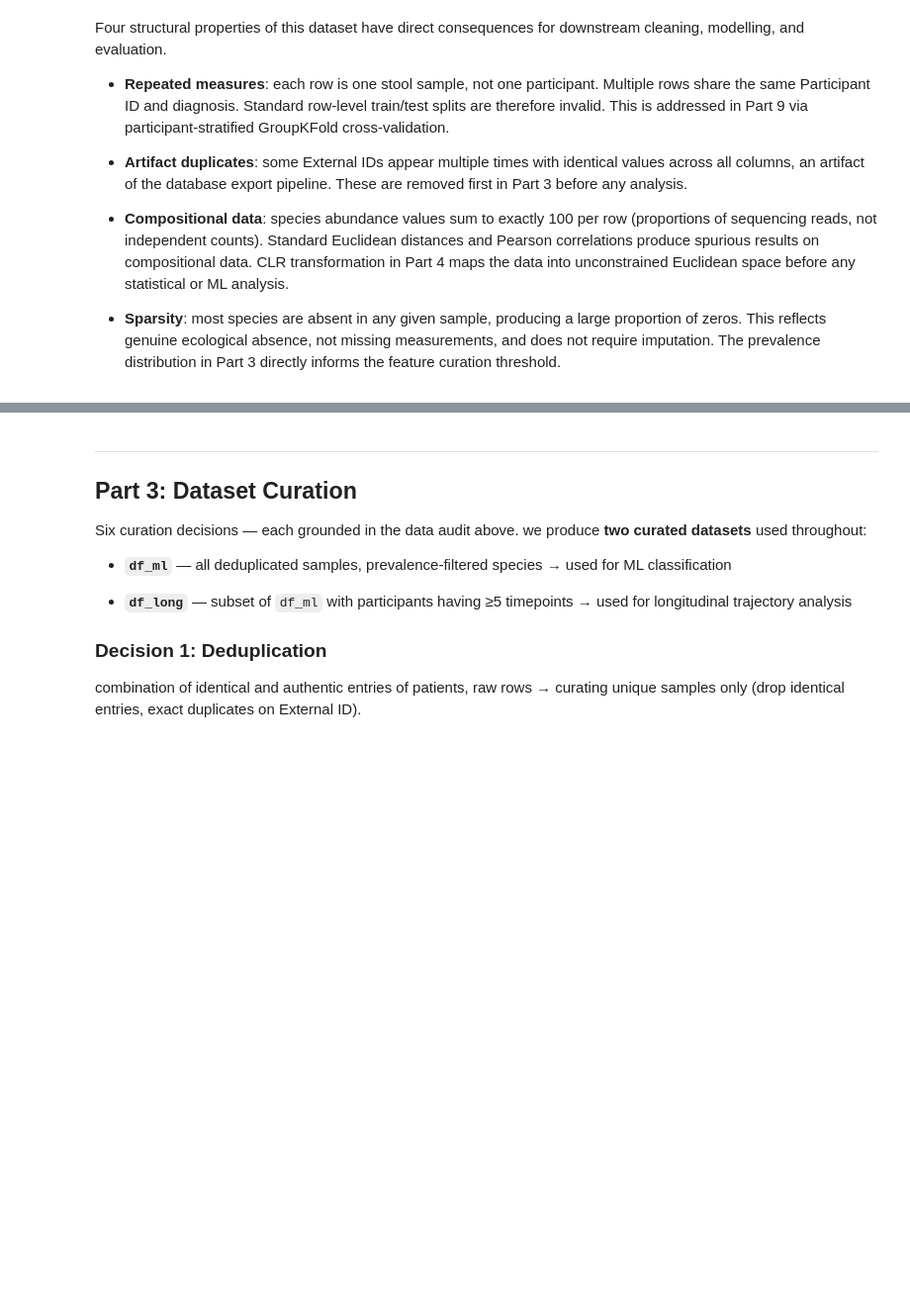
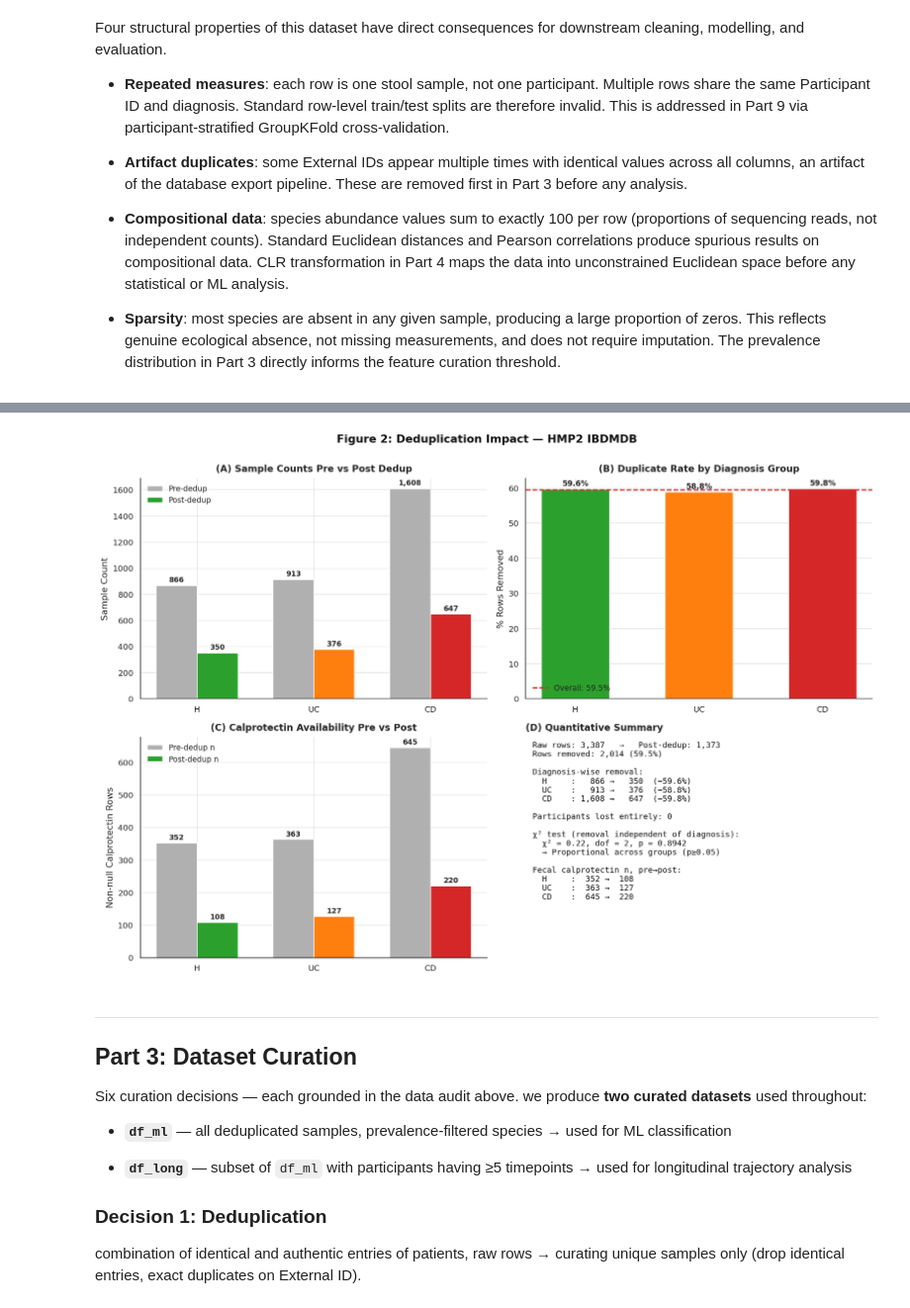
Before and after one commit to Shivadzn/HMP2_IBD_Microbiome_Longitudinal_Analysis, a Jupyter notebook: notebook/HMP2_IBD_Microbiome_Longitudinal_Analysis.ipynb, the cells around one changed output, grey strips where cells are left out. Shown at 99% size. Drawn from its saved outputs; the diff is of its cells as text; code cells hidden in the pictures; blank space fills up the shorter version.

```diff
--- a/notebook/HMP2_IBD_Microbiome_Longitudinal_Analysis.ipynb
+++ b/notebook/HMP2_IBD_Microbiome_Longitudinal_Analysis.ipynb
@@ -483,3 +414,100 @@ plt.show()
+# %%
+# ── Figure 2: Pre- vs Post-Deduplication Comparison ───────────────────────────
+from scipy.stats import chi2_contingency
+
+pre = df_raw['diagnosis'].value_counts().reindex(ORDER)
+post = df_dedup['diagnosis'].value_counts().reindex(ORDER)
+removed = (pre - post).reindex(ORDER)
+pct_removed = (removed / pre * 100).reindex(ORDER)
+
+fig, axes = plt.subplots(2, 2, figsize=(13, 9), facecolor='white')
+fig.suptitle('Figure 2: Deduplication Impact — HMP2 IBDMDB',
+             fontsize=13, fontweight='bold', y=1.00, color='#111111')
+
+# (A) Grouped bars — pre vs post sample counts by diagnosis
+x = np.arange(len(ORDER))
+w = 0.35
+b1 = axes[0, 0].bar(x - w/2, [pre[d] for d in ORDER], width=w,
+                     label='Pre-dedup', color='#B0B0B0', edgecolor='white')
+b2 = axes[0, 0].bar(x + w/2, [post[d] for d in ORDER], width=w,
+                     label='Post-dedup', color=[COLORS[d] for d in ORDER], edgecolor='white')
+for bars in (b1, b2):
+    for bar in bars:
+        h = bar.get_height()
+        axes[0, 0].text(bar.get_x() + bar.get_width()/2, h + 15, f'{h:,.0f}',
+                         ha='center', va='bottom', fontsize=8.5, fontweight='bold')
+axes[0, 0].set_xticks(x)
+axes[0, 0].set_xticklabels([SHORT[d] for d in ORDER])
+axes[0, 0].set_ylabel('Sample Count')
+axes[0, 0].set_title('(A) Sample Counts Pre vs Post Dedup', fontsize=11, fontweight='bold', pad=8)
+axes[0, 0].legend(frameon=False, fontsize=9)
+axes[0, 0].spines['top'].set_visible(False)
+axes[0, 0].spines['right'].set_visible(False)
+
+# (B) % rows removed per diagnosis group
+bars = axes[0, 1].bar([SHORT[d] for d in ORDER], pct_removed.values,
+                       color=[COLORS[d] for d in ORDER], width=0.55, edgecolor='white')
+for bar, val in zip(bars, pct_removed.values):
+    axes[0, 1].text(bar.get_x() + bar.get_width()/2, val + 0.5, f'{val:.1f}%',
+                     ha='center', va='bottom', fontsize=9, fontweight='bold')
+overall_pct = removed.sum() / pre.sum() * 100
+axes[0, 1].axhline(overall_pct, color='#D62728', linestyle='--', lw=1.5,
+                    label=f'Overall: {overall_pct:.1f}%')
+axes[0, 1].set_ylabel('% Rows Removed')
+axes[0, 1].set_title('(B) Duplicate Rate by Diagnosis Group', fontsize=11, fontweight='bold', pad=8)
+axes[0, 1].legend(frameon=False, fontsize=9)
+axes[0, 1].spines['top'].set_visible(False)
+axes[0, 1].spines['right'].set_visible(False)
+
+# (C) Fecal calprotectin availability, pre vs post — flags the df_raw-vs-df_dedup issue
+fc_pre_n = [df_raw[df_raw['diagnosis']==d]['fecalcal'].notna().sum() for d in ORDER]
+fc_post_n = [df_dedup[df_dedup['diagnosis']==d]['fecalcal'].notna().sum() for d in ORDER]
+b1 = axes[1, 0].bar(x - w/2, fc_pre_n, width=w, label='Pre-dedup n', color='#B0B0B0', edgecolor='white')
+b2 = axes[1, 0].bar(x + w/2, fc_post_n, width=w, label='Post-dedup n', color=[COLORS[d] for d in ORDER], edgecolor='white')
+for bars in (b1, b2):
+    for bar in bars:
+        h = bar.get_height()
+        axes[1, 0].text(bar.get_x() + bar.get_width()/2, h + 5, f'{h:,.0f}',
+                         ha='center', va='bottom', fontsize=8.5, fontweight='bold')
+axes[1, 0].set_xticks(x)
+axes[1, 0].set_xticklabels([SHORT[d] for d in ORDER])
+axes[1, 0].set_ylabel('Non-null Calprotectin Rows')
+axes[1, 0].set_title('(C) Calprotectin Availability Pre vs Post', fontsize=11, fontweight='bold', pad=8)
+axes[1, 0].legend(frameon=False, fontsize=9)
+axes[1, 0].spines['top'].set_visible(False)
+axes[1, 0].spines['right'].set_visible(False)
+
+# (D) Text panel — quantitative summary + independence test
+axes[1, 1].axis('off')
+contingency = np.array([removed.values, post.values])
+chi2, pval, dof, expected = chi2_contingency(contingency)
+
+participants_pre = df_raw.groupby('diagnosis')['Participant ID'].nunique().reindex(ORDER)
+participants_post = df_dedup.groupby('diagnosis')['Participant ID'].nunique().reindex(ORDER)
+lost_participants = (participants_pre - participants_post).sum()
+
+summary = (
+    f"Raw rows: {len(df_raw):,}   →   Post-dedup: {len(df_dedup):,}\n"
+    f"Rows removed: {len(df_raw)-len(df_dedup):,} ({(len(df_raw)-len(df_dedup))/len(df_raw)*100:.1f}%)\n\n"
+    f"Diagnosis-wise removal:\n"
+    + "\n".join(f"  {SHORT[d]:<6}: {pre[d]:>5,} → {post[d]:>5,}  (−{pct_removed[d]:.1f}%)" for d in ORDER)
+    + f"\n\nParticipants lost entirely: {lost_participants}\n\n"
+    f"χ² test (removal independent of diagnosis):\n"
+    f"  χ² = {chi2:.2f}, dof = {dof}, p = {pval:.4f}\n"
+    f"  → {'NOT proportional (p<0.05)' if pval < 0.05 else 'Proportional across groups (p≥0.05)'}\n\n"
+    f"Fecal calprotectin n, pre→post:\n"
+    + "\n".join(f"  {SHORT[d]:<6}: {fc_pre_n[i]:>4} → {fc_post_n[i]:>4}" for i, d in enumerate(ORDER))
+)
+axes[1, 1].text(0.02, 0.98, summary, transform=axes[1, 1].transAxes,
+                 fontsize=9.5, va='top', ha='left', family='monospace', color='#111111')
+axes[1, 1].set_title('(D) Quantitative Summary', fontsize=11, fontweight='bold', pad=8, loc='left')
+
+plt.tight_layout()
+plt.savefig('figure2_dedup_comparison.pdf', bbox_inches='tight', dpi=300)
+plt.savefig('figure2_dedup_comparison.png', bbox_inches='tight', dpi=300)
+plt.show()
+# %% [output]
+[figure, added]
 # %% [markdown]
 ---
 ## **Part 3: Dataset Curation**
```
Also changed, not shown: parts of 10 cells of this notebook.
